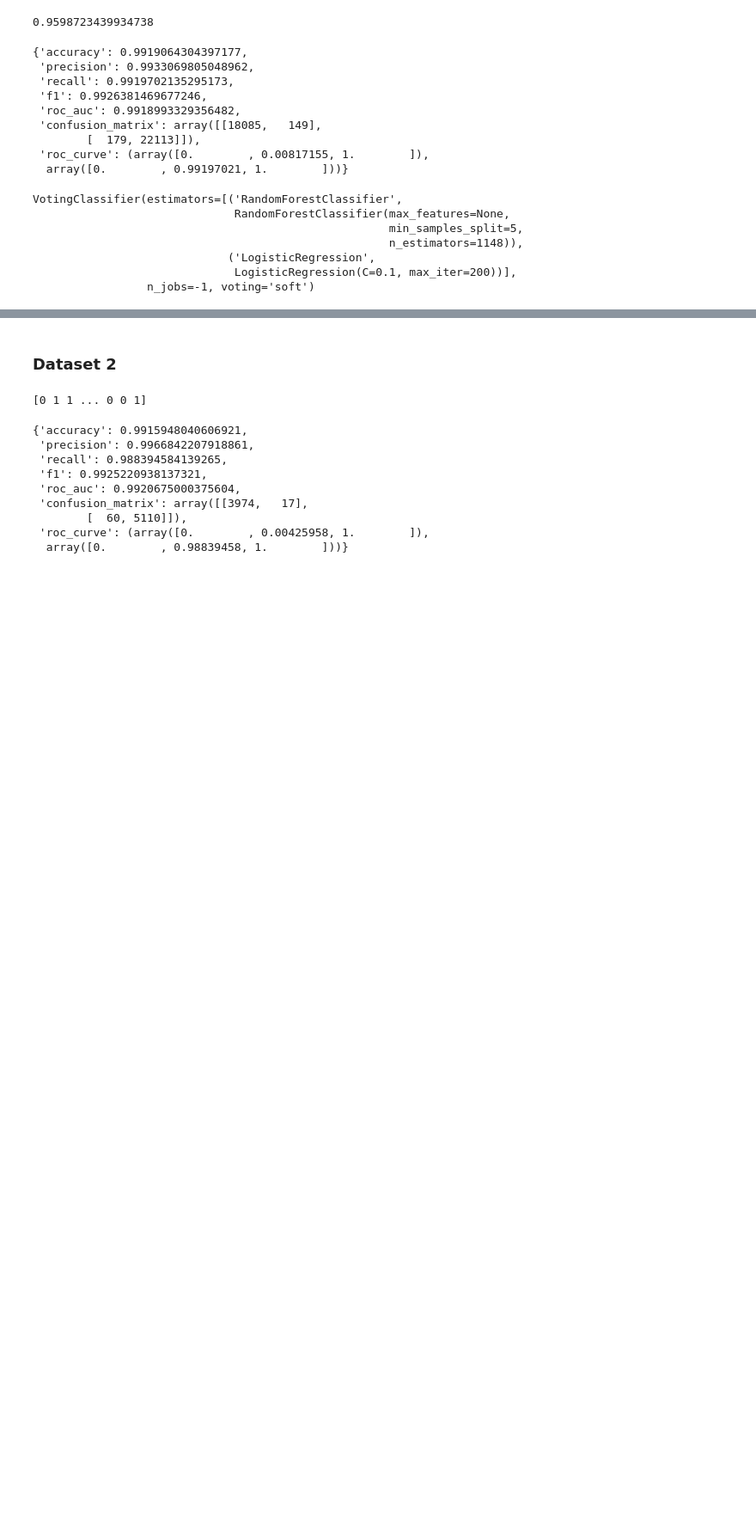
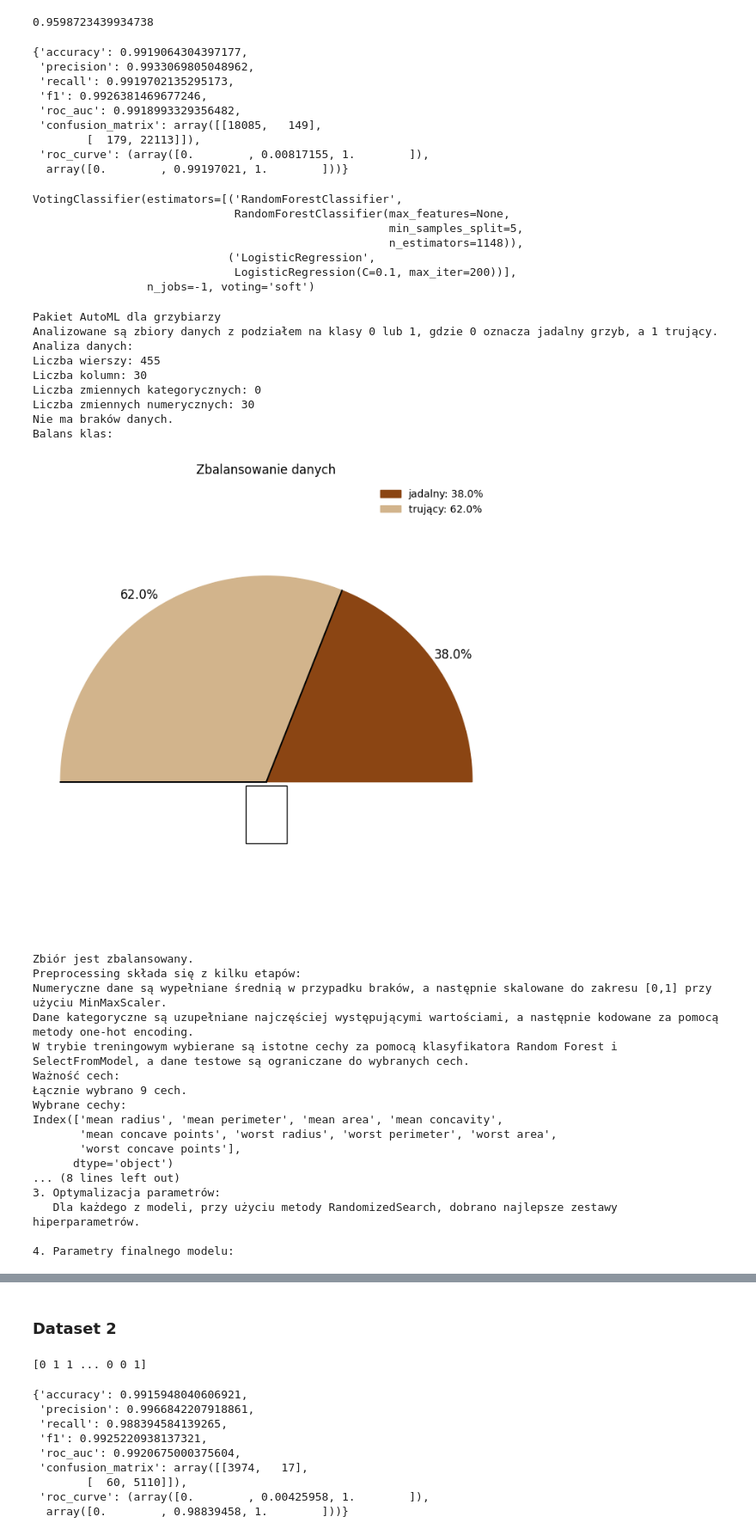
Before and after one commit to polmos02/AutoML-package, a Jupyter notebook: tutorial.ipynb, the cells around one changed output, grey strips where cells are left out. Shown: that part at 86% size. Drawn from its saved outputs; the diff is of its cells as text; code cells hidden in the pictures; blank space fills up the shorter version.

```diff
--- a/tutorial.ipynb
+++ b/tutorial.ipynb
@@ -78,5 +125,46 @@ VotingClassifier(estimators=[('RandomForestClassifier',
                              ('LogisticRegression',
                               LogisticRegression(C=0.1, max_iter=200))],
                  n_jobs=-1, voting='soft')
+# %%
+automl = AutoMushroom()
+import pandas as pd
+from sklearn.datasets import load_breast_cancer
+data = load_breast_cancer()
+X = pd.DataFrame(data.data, columns=data.feature_names)
+y = pd.Series(data.target, name="target")
+
+X_train, X_test, y_train, y_test = train_test_split(X, y, test_size=0.2, random_state=10)
+
+automl.fit(X_train, y_train)
 # %%
 automl.get_best_score()
+# %%
+automl.summary_report()
+# %% [output]
+Pakiet AutoML dla grzybiarzy
+Analizowane są zbiory danych z podziałem na klasy 0 lub 1, gdzie 0 oznacza jadalny grzyb, a 1 trujący.
+Analiza danych:
+Liczba wierszy: 455
+Liczba kolumn: 30
+Liczba zmiennych kategorycznych: 0
+Liczba zmiennych numerycznych: 30
+Nie ma braków danych.
+Balans klas:
+[figure, added]
+Zbiór jest zbalansowany.
+Preprocessing składa się z kilku etapów:
+Numeryczne dane są wypełniane średnią w przypadku braków, a następnie skalowane do zakresu [0,1] przy użyciu MinMaxScaler.
+Dane kategoryczne są uzupełniane najczęściej występującymi wartościami, a następnie kodowane za pomocą metody one-hot encoding.
+W trybie treningowym wybierane są istotne cechy za pomocą klasyfikatora Random Forest i SelectFromModel, a dane testowe są ograniczane do wybranych cech.
+Ważność cech:
+Łącznie wybrano 9 cech.
+Wybrane cechy:
+Index(['mean radius', 'mean perimeter', 'mean area', 'mean concavity',
+       'mean concave points', 'worst radius', 'worst perimeter', 'worst area',
+       'worst concave points'],
+      dtype='object')
+... (8 lines left out)
+3. Optymalizacja parametrów:
+   Dla każdego z modeli, przy użyciu metody RandomizedSearch, dobrano najlepsze zestawy hiperparametrów.
+
+4. Parametry finalnego modelu:
```
Also changed, not shown: parts of 11 cells of this notebook, 10 other files.
